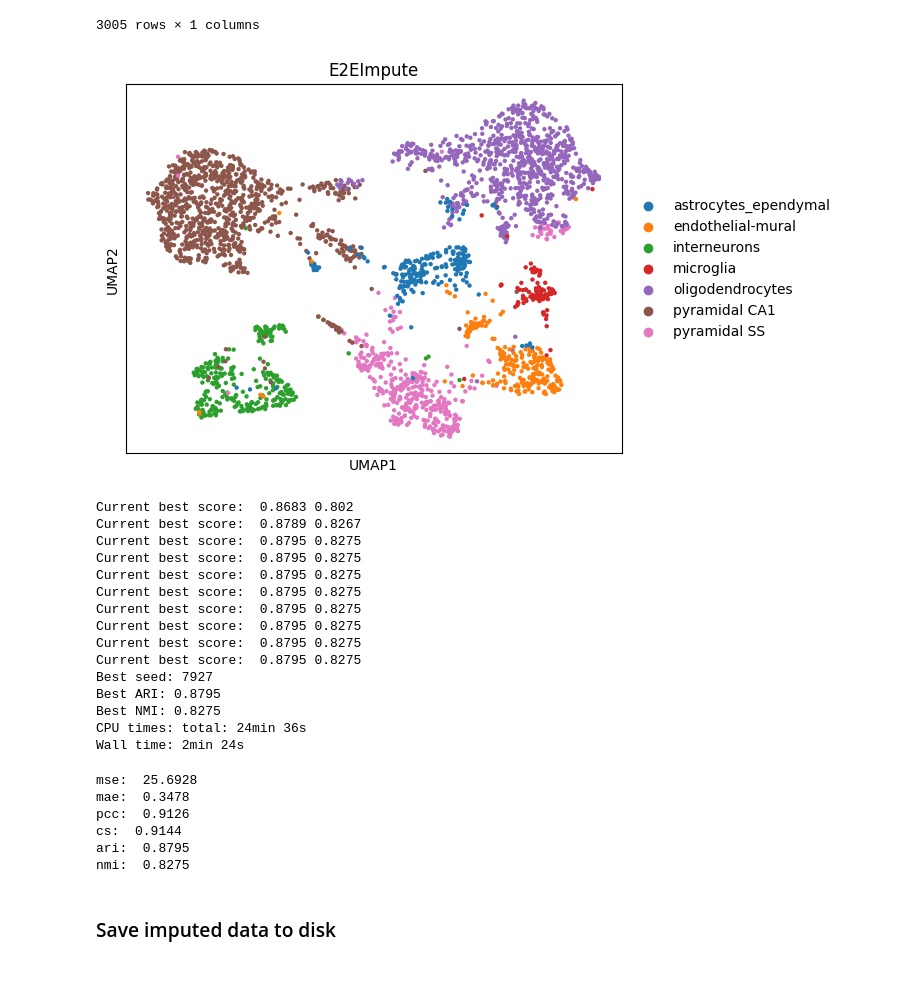
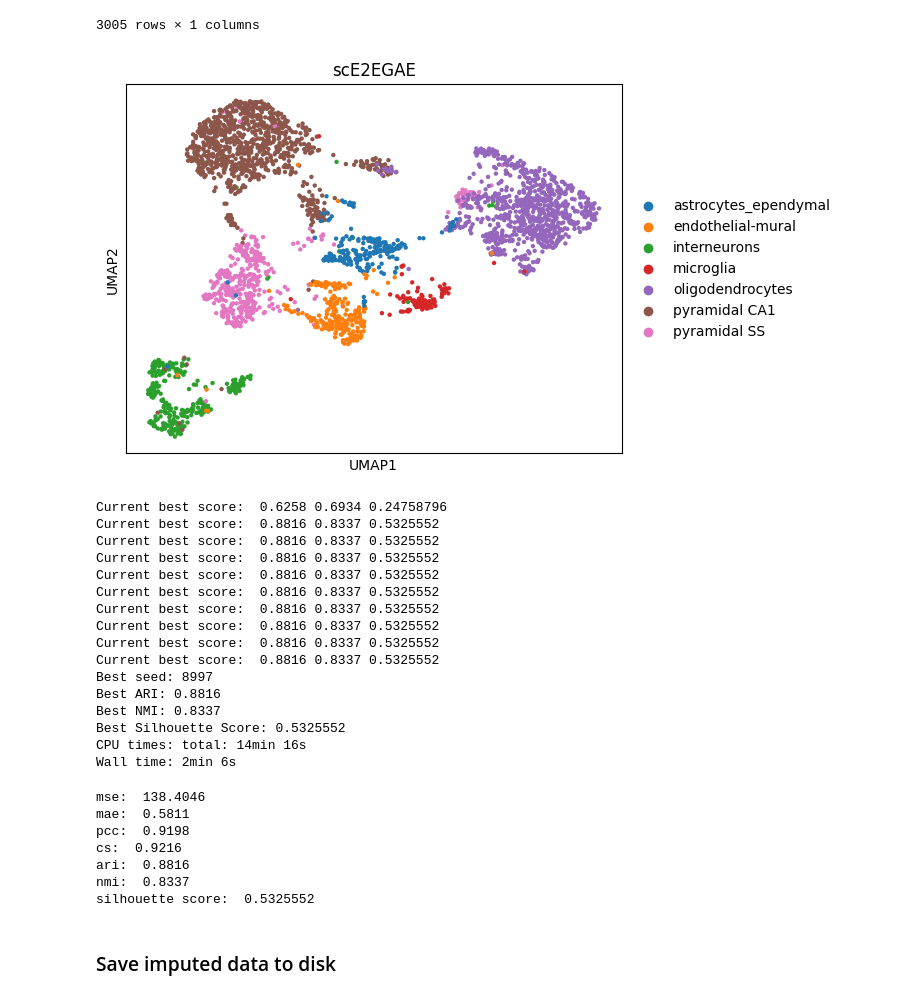
Before and after one commit to PPDPQ/scE2EGAE, a Jupyter notebook: Main.ipynb, the cells around one changed output. Cells and saved outputs as stored; diff of their text form; code cells hidden in the pictures.

```diff
--- a/Main.ipynb
+++ b/Main.ipynb
@@ -29,9 +29,11 @@ def e2eImpute(adata,
               distance='hyperbolic',
               z_dim=64,
               y_dim=128,
-              hidden_dim_gae=128,
+              hidden_dim_gae=1024,
+              #hidden_dim_gae2=128,
               hidden_dim_ae=128,
               dropout_gae=0.3,
+              #dropout_gae2=0.3,
               use_raw=True,
               no_cuda=False,
               epochs=1000,
@@ -54,7 +56,7 @@ def e2eImpute(adata,
     data=torch.tensor(adata.X.toarray(), dtype=torch.float).to(device)
     model=IntegratedModel(data,size_factors=size_factors, project=project, imputation=imputation, k=k, distance=distance,
                          z_dim=z_dim, y_dim=y_dim, hidden_dim_gae=hidden_dim_gae, hidden_dim_ae=hidden_dim_ae,
-                         dropout=dropout_gae, use_raw=use_raw).to(device)
+                          dropout1=dropout_gae, use_raw=use_raw).to(device)
 
     print(model)
 
@@ -122,19 +130,21 @@ result = e2eImpute(adata=adata,
                     k=3,
                     distance='hyperbolic', #euclidean, manhattan, hyperbolic, cosine
                     z_dim=128, #AE
-                    y_dim=128, #ZINBGAE
+                    y_dim=256, #ZINBGAE
                     hidden_dim_gae=2000, #GAE
+                    #hidden_dim_gae2=512,
                     hidden_dim_ae=128, #ZINBAE
                     dropout_gae=0.1,
+                    #dropout_gae2=0.1,
                     use_raw=True,
                     no_cuda=False,
-                    epochs=3500,
+                    epochs=700,
                     lr=0.003,
                     weight_decay=0,
-                    patience=20,
+                    patience=30,
                     alpha=0.001,
                     beta=1,
-                    gamma=0.99,
+                    gamma=1,
                     mse_v2=True,
                     fastmode=False,
                     verbose=True)
@@ -231,9 +244,9 @@ sc.tl.pca(adata_pred, svd_solver='arpack')
 sc.pp.neighbors(adata_pred, n_neighbors=30, n_pcs=40)
 sc.tl.umap(adata_pred)
 # %%
-sc.pl.umap(adata_pred, color=['label'], title='E2EImpute', frameon=True)
+sc.pl.umap(adata_pred, color=['label'], title='scE2EGAE', frameon=True)
 # %% [output]
-[figure, old version]
+[figure, new version]
 # %%
 %%time
 from sklearn.metrics import silhouette_score
@@ -243,7 +256,7 @@ best_silhouette = -np.inf
 best_seed = None
 use_umap = False
 
-for _ in range(1000):
+for _ in range(500):
     random_seed = np.random.randint(0, 10000)
 
     if use_umap==True:
@@ -253,36 +266,37 @@ for _ in range(1000):
 
     ari = float('%.4f' % adjusted_rand_score(clusters, kmeans.labels_))
     nmi = float('%.4f' % normalized_mutual_info_score(clusters, kmeans.labels_))
-    #silhouette = silhouette_score(adata_pred.obsm['X_umap'], kmeans.labels_)
+    silhouette = silhouette_score(adata_pred.obsm['X_umap'], kmeans.labels_)
 
     if ari > best_ari or (ari == best_ari and nmi > best_nmi):
         best_ari = ari
         best_nmi = nmi
-        #best_silhouette = silhouette
+        best_silhouette = silhouette
         best_seed = random_seed
-    if _%100==0:
-        print('Current best score: ', best_ari, best_nmi)
+    if _%50==0:
+        print('Current best score: ', best_ari, best_nmi, best_silhouette)
 
 print("Best seed:", best_seed)
 print("Best ARI:", best_ari)
 print("Best NMI:", best_nmi)
-#print("Best Silhouette Score:", best_silhouette)
+print("Best Silhouette Score:", best_silhouette)
 # %% [output]
-Current best score:  0.8683 0.802
-Current best score:  0.8789 0.8267
-Current best score:  0.8795 0.8275
-Current best score:  0.8795 0.8275
-Current best score:  0.8795 0.8275
-Current best score:  0.8795 0.8275
-Current best score:  0.8795 0.8275
-Current best score:  0.8795 0.8275
-Current best score:  0.8795 0.8275
-Current best score:  0.8795 0.8275
-Best seed: 7927
-Best ARI: 0.8795
-Best NMI: 0.8275
-CPU times: total: 24min 36s
-Wall time: 2min 24s
+Current best score:  0.6258 0.6934 0.24758796
+Current best score:  0.8816 0.8337 0.5325552
+Current best score:  0.8816 0.8337 0.5325552
+Current best score:  0.8816 0.8337 0.5325552
+Current best score:  0.8816 0.8337 0.5325552
+Current best score:  0.8816 0.8337 0.5325552
+Current best score:  0.8816 0.8337 0.5325552
+Current best score:  0.8816 0.8337 0.5325552
+Current best score:  0.8816 0.8337 0.5325552
+Current best score:  0.8816 0.8337 0.5325552
+Best seed: 8997
+Best ARI: 0.8816
+Best NMI: 0.8337
+Best Silhouette Score: 0.5325552
+CPU times: total: 14min 16s
+Wall time: 2min 6s
 # %%
 print("mse: ", mse)
 print("mae: ", mae)
@@ -290,14 +304,15 @@ print("pcc: ", pcc)
 print("cs: ", cs)
 print("ari: ", best_ari)
 print("nmi: ", best_nmi)
-#print("silhouette score: ", best_silhouette)
+print("silhouette score: ", best_silhouette)
 # %% [output]
-mse:  25.6928
-mae:  0.3478
-pcc:  0.9126
-cs:  0.9144
-ari:  0.8795
-nmi:  0.8275
+mse:  138.4046
+mae:  0.5811
+pcc:  0.9198
+cs:  0.9216
+ari:  0.8816
+nmi:  0.8337
+silhouette score:  0.5325552
 # %% [markdown]
 ### Save imputed data to disk
 # %%
```
Also changed, not shown: parts of 7 cells of this notebook.
